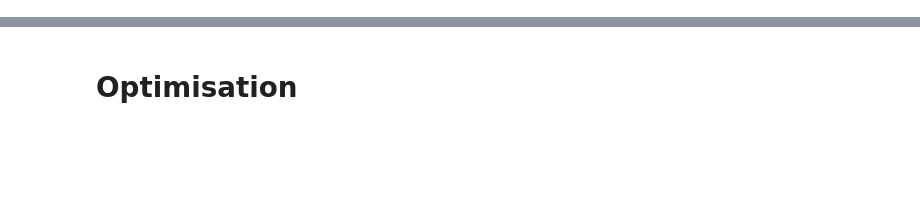
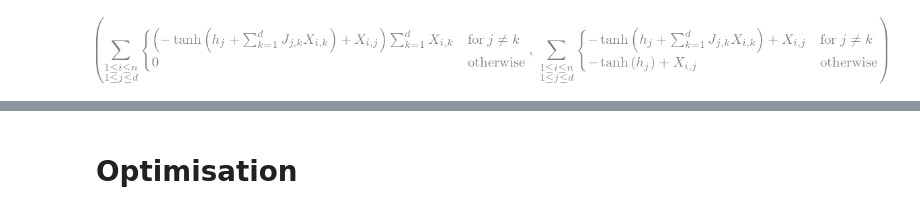
Before and after one commit to CodeBySohyun/Inverse_Ising_Inference, a Jupyter notebook: Data_Analysis/ising_optimisation.ipynb, the cells around one changed output, grey strips where cells are left out. Cells and saved outputs as stored; diff of their text form; code cells hidden in the pictures; blank space fills up the shorter version.

```diff
--- a/Data_Analysis/ising_optimisation.ipynb
+++ b/Data_Analysis/ising_optimisation.ipynb
@@ -6,2 +27,18 @@ from Utility.decorators import timer, exception_handler, debug
+# %%
+# Compute the symbolic gradients
+grad_J_jk = diff(LL, J[j, k])
+grad_h_j = diff(LL, h[j])
+
+# Simplify the gradients
+grad_J_jk_simplified = simplify(grad_J_jk)
+grad_h_j_simplified = simplify(grad_h_j)
+
+# Initialise pretty-printing
+sp.init_printing(use_unicode=True)
+
+# Display the expressions
+grad_J_jk_simplified, grad_h_j_simplified
+# %% [output]
+[figure, added]
 # %%
 @timer
```
Also changed, not shown: parts of 3 cells of this notebook, 5 other files.
